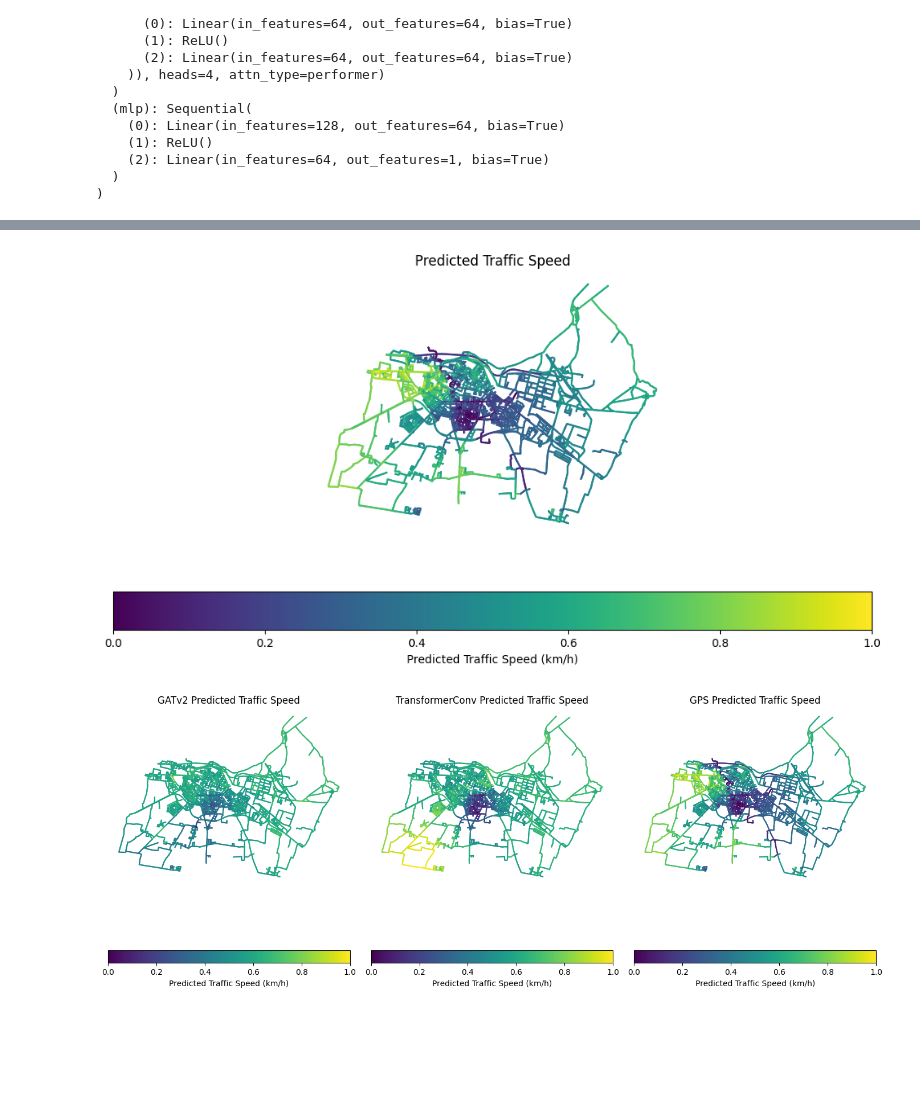
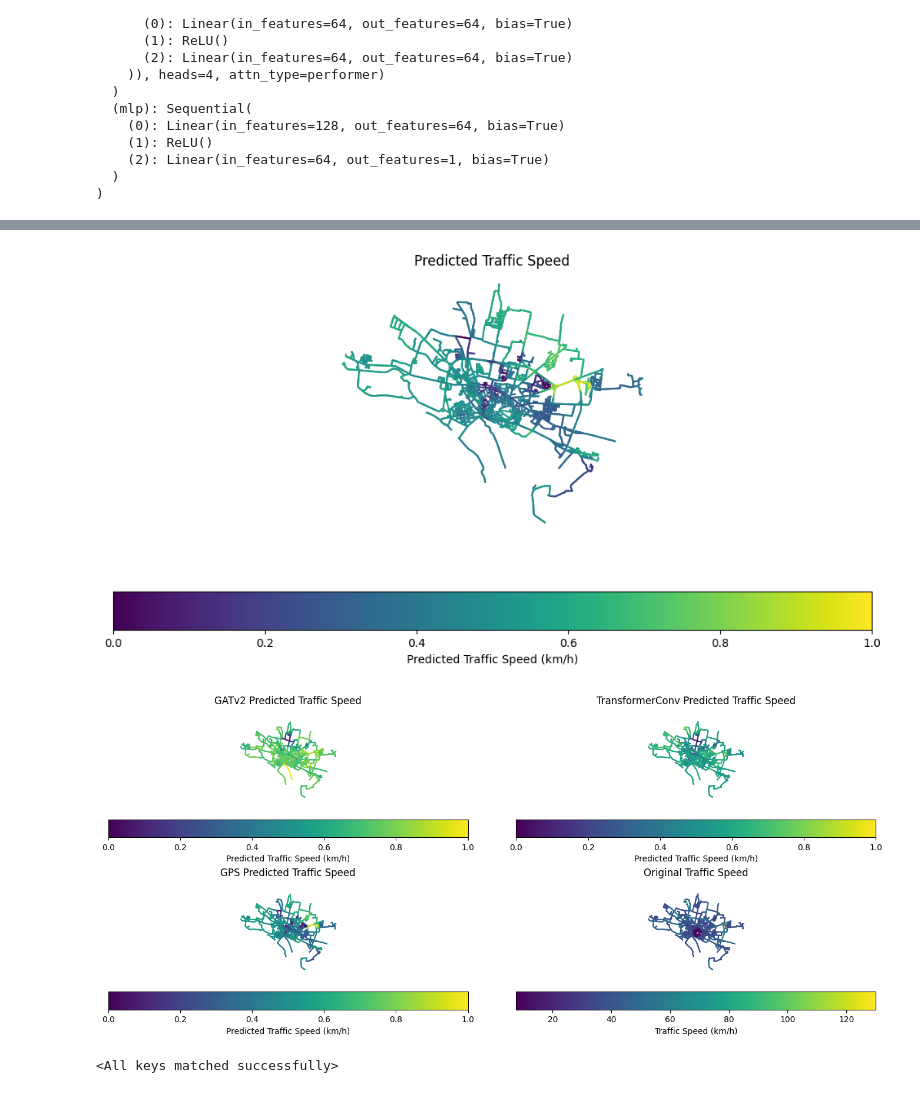
Before and after one commit to StefanoCarotti/FBK, a Jupyter notebook: GDS/CR/CR-2.ipynb, the cells around one changed output, grey strips where cells are left out. Cells and saved outputs as stored; diff of their text form; code cells hidden in the pictures; blank space fills up the shorter version.

```diff
--- a/GDS/CR/CR-2.ipynb
+++ b/GDS/CR/CR-2.ipynb
@@ -340,7 +346,7 @@ plt.show()
 Let's start with TransformerConv, which should still be very similar to GNNs since its attention mechanism is based on the edges
 # %%
 # Define hyperparameters
-HIDDEN_DIM = 32
+HIDDEN_DIM = 64
 LR = 0.01
 EPOCHS = 1000
 
@@ -582,4 +587,4 @@ fake_Y = np.zeros(edge_index_pc.shape[1])
 # %%
 # Create dataset for edge regression
-data_pc = CremonaDataset(edge_index_pc, X_pc_scaled, fake_Y)
+data2 = CremonaDataset(edge_index2, X2_scaled, Y2)
 # %% [output]
@@ -925,53 +934,77 @@ plt.show()
 # %%
-data_pc = Data(x = torch.FloatTensor(X_pc_scaled), y = torch.FloatTensor(fake_Y), edge_index = edge_index_pc )
-data_pc = transform2(data_pc)
+data2 = Data(x = torch.FloatTensor(X2_scaled), y = torch.FloatTensor(Y2), edge_index = edge_index2 )
+data2 = transform2(data2)
+#set seed
+torch.manual_seed(0)
+idxs = torch.randperm(data2.num_edges)
+ft_idx = idxs[:int(0.25 * data2.num_edges)]
+ft_val_idx = idxs[int(0.25 * data2.num_edges):int(0.3 * data2.num_edges)]
+
+data2.train_mask = torch.zeros(data2.num_edges, dtype=torch.bool)
+data2.train_mask[ft_idx] = True
+data2.val_mask = torch.zeros(data2.num_edges, dtype=torch.bool)
+data2.val_mask[ft_val_idx] = True
 # %%
 # predictions for the new data
 model.eval()
 with torch.no_grad():
-    predictions_pc = model(data_pc.x, data_pc.pe, data_pc.edge_index).squeeze().cpu().numpy()
+    predictions_pc = model(data2.x, data2.pe, data2.edge_index).squeeze().cpu().numpy()
 
 # Normalize the predictions
 scaler = MinMaxScaler()
 predictions_pc = scaler.fit_transform(predictions_pc.reshape(-1, 1))
 # Add predictions back to the geodataframe for visualization
-edges_gnn_pc['gps_predictions'] = predictions_pc
+edges_gnn2['gps_predictions'] = predictions_pc
 #Visualize the predictions
 fig, ax = plt.subplots(1, 1, figsize=(12, 6))
 # Plot the predicted traffic speed
-edges_gnn_pc.plot(column='gps_predictions', ax=ax, legend=True, cmap='viridis', legend_kwds={
+edges_gnn2.plot(column='gps_predictions', ax=ax, legend=True, cmap='viridis', legend_kwds={
     'label': "Predicted Traffic Speed (km/h)",
     'orientation': "horizontal"
 })
 ax.set_title('Predicted Traffic Speed')
 ax.set_axis_off()
 # %% [output]
-[figure, old version]
+[figure, new version]
 # %%
 # compare the three models
-fig, (ax1, ax2, ax3) = plt.subplots(1, 3, figsize=(14, 8))
+fig, axs = plt.subplots(2, 2, figsize=(14, 6))
+ax1, ax2, ax3, ax4 = axs.flatten()
 # Plot the GAT predictions
-edges_gnn_pc.plot(column='gat_predictions', ax=ax1, legend=True, cmap='viridis', legend_kwds={
+edges_gnn2.plot(column='gat_predictions', ax=ax1, legend=True, cmap='viridis', legend_kwds={
     'label': "Predicted Traffic Speed (km/h)",
     'orientation': "horizontal"
 })
 ax1.set_title('GATv2 Predicted Traffic Speed')
 ax1.set_axis_off()
 # Plot the GT predictions
-edges_gnn_pc.plot(column='gt_predictions', ax=ax2, legend=True, cmap='viridis', legend_kwds={
+edges_gnn2.plot(column='gt_predictions', ax=ax2, legend=True, cmap='viridis', legend_kwds={
     'label': "Predicted Traffic Speed (km/h)",
     'orientation': "horizontal"
 })
 ax2.set_title('TransformerConv Predicted Traffic Speed')
 ax2.set_axis_off()
 # Plot the GPS predictions
-edges_gnn_pc.plot(column='gps_predictions', ax=ax3, legend=True, cmap='viridis', legend_kwds={
+edges_gnn2.plot(column='gps_predictions', ax=ax3, legend=True, cmap='viridis', legend_kwds={
     'label': "Predicted Traffic Speed (km/h)",
     'orientation': "horizontal"
 })
 ax3.set_title('GPS Predicted Traffic Speed')
 ax3.set_axis_off()
+# Plot the original traffic speed
+edges_gnn2.plot(column='traffic_speed', ax=ax4, legend=True, cmap='viridis', legend_kwds={
+    'label': "Traffic Speed (km/h)",
+    'orientation': "horizontal"
+})
+ax4.set_title('Original Traffic Speed')
+ax4.set_axis_off()
 plt.tight_layout()
 plt.show()
 # %% [output]
-[figure, old version]
+[figure, new version]
+# %%
+# Let's try to finetune the GPS model a bit more on the new data
+# Load best model for final evaluation
+model.load_state_dict(torch.load('best_CR_gps.pt'))
+# %% [output]
+<All keys matched successfully>
```
Also changed, not shown: parts of 35 cells of this notebook, 1 other file.
